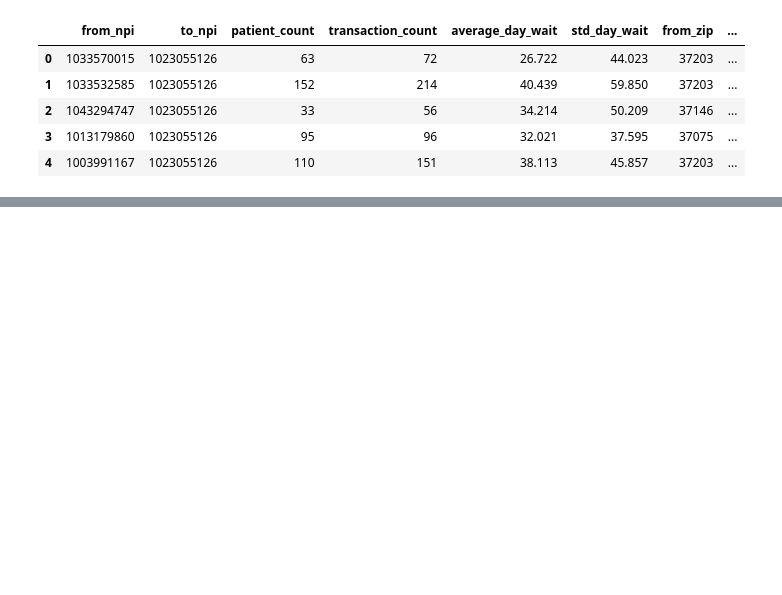
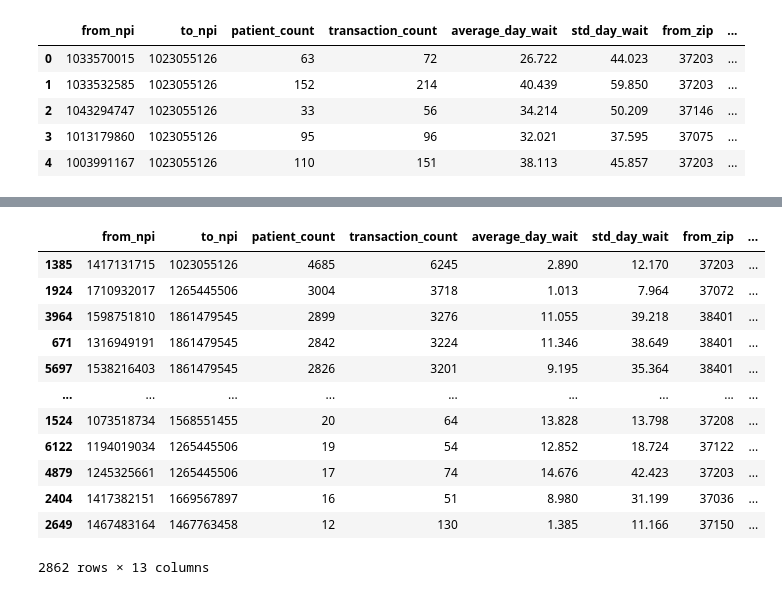
Before and after one commit to nss-data-science-cohort-4/hcbb_hop_team-motp, a Jupyter notebook: notebooks/eda_mm_01.ipynb, the cells around one changed output, grey strips where cells are left out. Drawn from its saved outputs; the diff is of its cells as text; code cells hidden in the pictures; blank space fills up the shorter version.

```diff
--- a/notebooks/eda_mm_01.ipynb
+++ b/notebooks/eda_mm_01.ipynb
@@ -308,2 +339,2 @@ array(['SPRING HILL DERMATOLOGY PLC',
 # %%
-competitor_referrals[competitor_referrals.to_npi_orgname=='VANDERBILT UNIVERSITY MEDICAL CENTER'].to_npi.unique()
+vandy_npis = competitor_referrals[competitor_referrals.to_npi_orgname=='VANDERBILT UNIVERSITY MEDICAL CENTER'].to_npi.unique()
@@ -359,0 +347,2 @@ competitors_only
+# %%
+refers_tovandy_npis = competitor_referrals[competitor_referrals['to_npi'].isin(vandy_npis)]['from_npi'].unique()
@@ -360,3 +354,5 @@ competitors_only
+# %%
+competitors_only = competitor_referrals[~competitor_referrals['from_npi'].isin(refers_tovandy_npis)]
 # %%
 competitors_only.info()
 # %% [output]
@@ -379,0 +395,16 @@ memory usage: 315.9+ KB
+# %%
+competitors_only.sort_values(['patient_count'], ascending = False)
+# %% [output]
+|  | from_npi | to_npi | patient_count | transaction_count | average_day_wait | std_day_wait | from_zip | ... |
+| 1385 | 1417131715 | 1023055126 | 4685 | 6245 | 2.890 | 12.170 | 37203 | ... |
+| 1924 | 1710932017 | 1265445506 | 3004 | 3718 | 1.013 | 7.964 | 37072 | ... |
+| 3964 | 1598751810 | 1861479545 | 2899 | 3276 | 11.055 | 39.218 | 38401 | ... |
+| 671 | 1316949191 | 1861479545 | 2842 | 3224 | 11.346 | 38.649 | 38401 | ... |
+| 5697 | 1538216403 | 1861479545 | 2826 | 3201 | 9.195 | 35.364 | 38401 | ... |
+| ... | ... | ... | ... | ... | ... | ... | ... | ... |
+| 1524 | 1073518734 | 1568551455 | 20 | 64 | 13.828 | 13.798 | 37208 | ... |
+| 6122 | 1194019034 | 1265445506 | 19 | 54 | 12.852 | 18.724 | 37122 | ... |
+| 4879 | 1245325661 | 1265445506 | 17 | 74 | 14.676 | 42.423 | 37203 | ... |
+| 2404 | 1417382151 | 1669567897 | 16 | 51 | 8.980 | 31.199 | 37036 | ... |
+| 2649 | 1467483164 | 1467763458 | 12 | 130 | 1.385 | 11.166 | 37150 | ... |
+2862 rows × 13 columns
```
Also changed, not shown: parts of 35 cells of this notebook.
